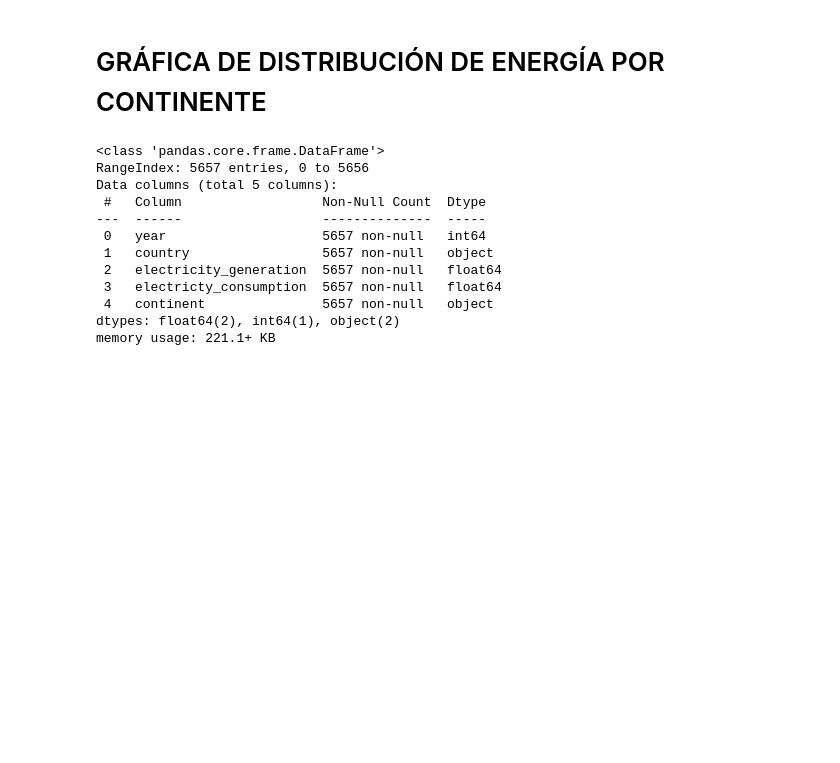
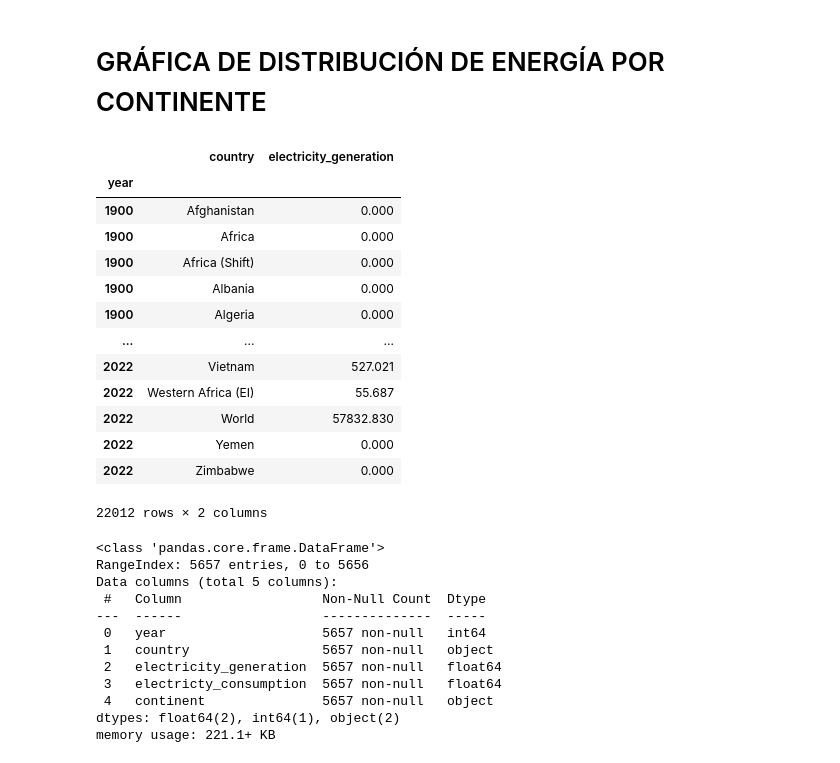
Before and after one commit to Nicolaschavez2000/energy_production, a Jupyter notebook: modelo_exogeno_V3.ipynb, the cells around one changed output. Saved outputs shown, nothing was run; the diff lists cells and outputs as text; code cells hidden in the pictures; blank space fills up the shorter version.

```diff
--- a/modelo_exogeno_V3.ipynb
+++ b/modelo_exogeno_V3.ipynb
@@ -65,5 +65,22 @@ dataset_exog = dataset_exog[dataset_exog['continent'].notna()]
 
 data_1986 = dataset_exog[dataset_exog.index>1985].reset_index()
+# %%
+dataset_exog_1
+# %% [output]
+|  | country | electricity_generation |
+| year |  |  |
+| 1900 | Afghanistan | 0.000 |
+| 1900 | Africa | 0.000 |
+| 1900 | Africa (Shift) | 0.000 |
+| 1900 | Albania | 0.000 |
+| 1900 | Algeria | 0.000 |
+| ... | ... | ... |
+| 2022 | Vietnam | 527.021 |
+| 2022 | Western Africa (EI) | 55.687 |
+| 2022 | World | 57832.830 |
+| 2022 | Yemen | 0.000 |
+| 2022 | Zimbabwe | 0.000 |
+22012 rows × 2 columns
 # %%
 data_1986.info()
 # %% [output]
```
Also changed, not shown: parts of 8 cells of this notebook.
